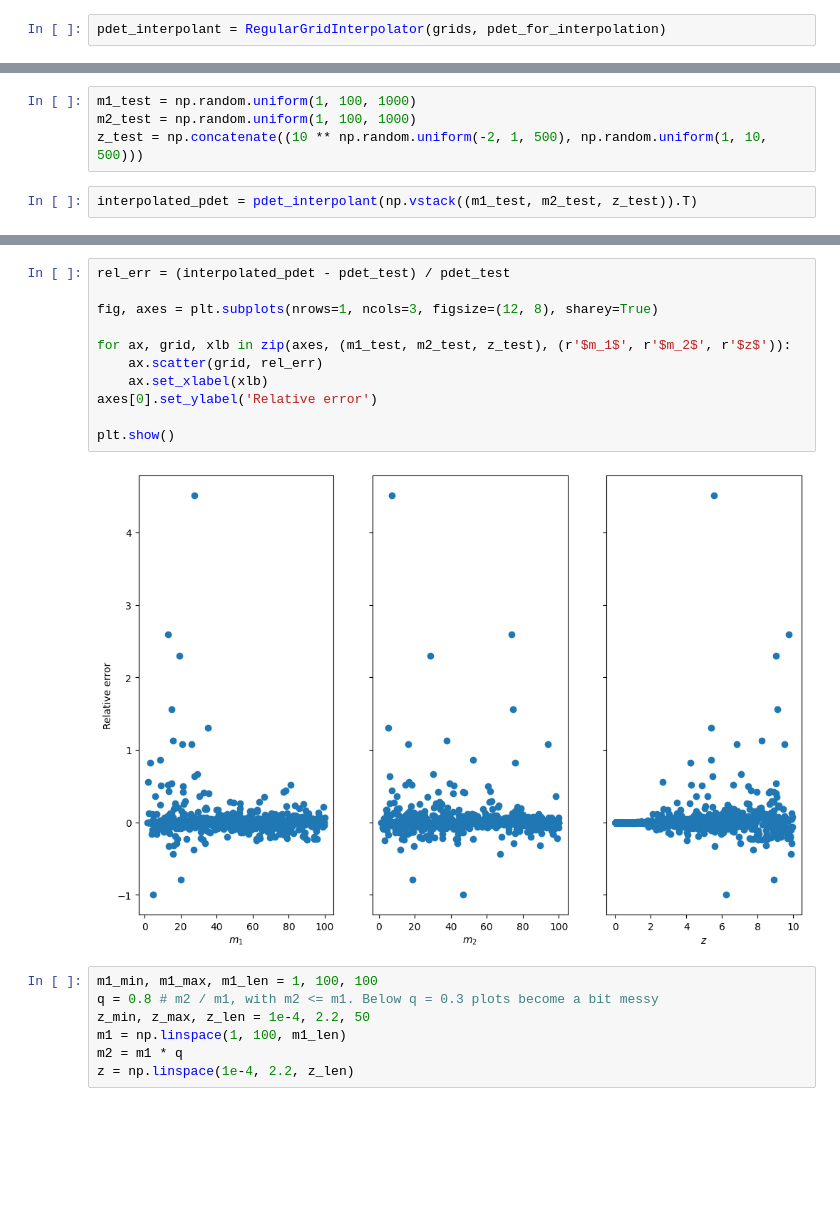
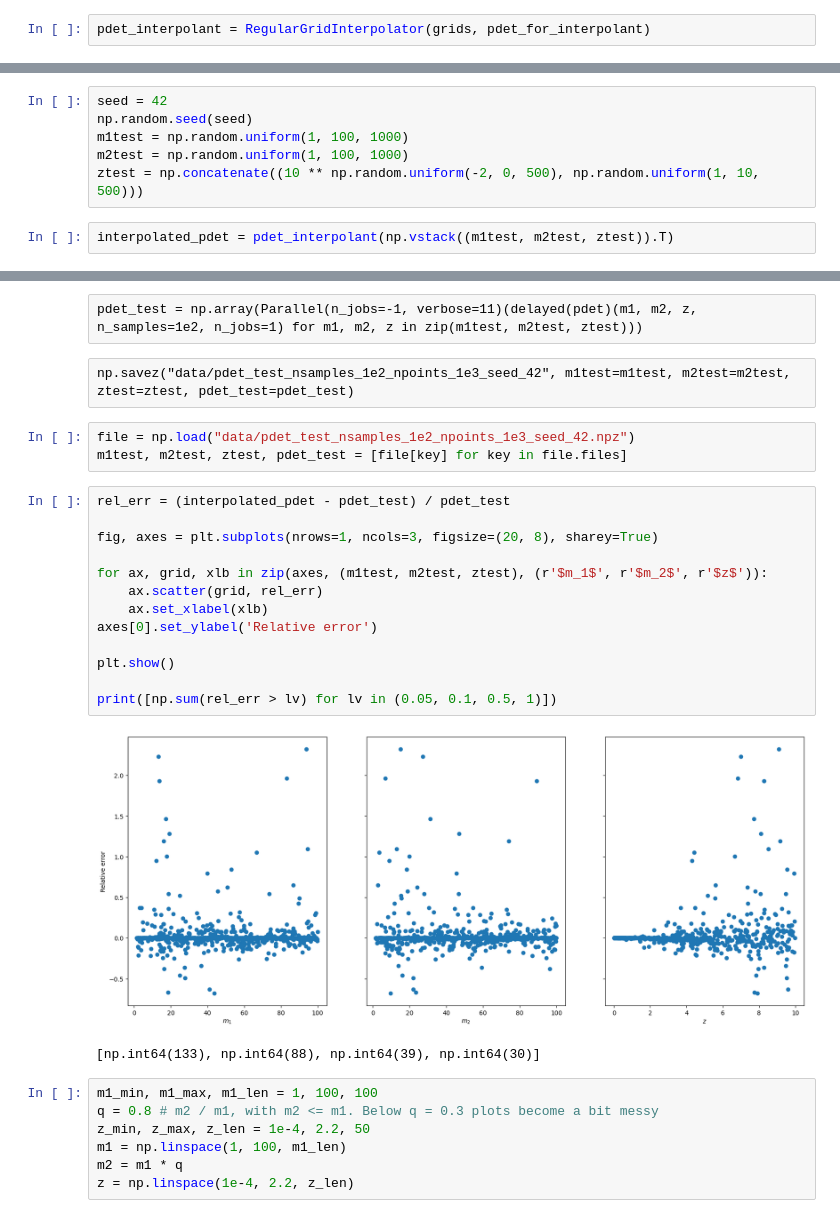
Before and after one commit to F3Solid/master_thesis, a Jupyter notebook: p_det_q.ipynb, the cells around one changed output, grey strips where cells are left out. Drawn from its saved outputs; the diff is of its cells as text; blank space fills up the shorter version.

Commit message:
Working on pdet grid
Reduction of the number of tasks

```diff
--- a/p_det_q.ipynb
+++ b/p_det_q.ipynb
@@ -88,3 +182,3 @@ for ijk, val in zip(meshcoord, meshvalues):
 # %%
-pdet_interpolant = RegularGridInterpolator(grids, pdet_for_interpolation)
+pdet_interpolant = RegularGridInterpolator(grids, pdet_for_interpolant)
 # %%
@@ -93,8 +187,10 @@ interpolated_pdet(np.array([[10, 10, 1],
 # %% [output]
 array([0.97852874, 0.50221642])
 # %%
-m1_test = np.random.uniform(1, 100, 1000)
-m2_test = np.random.uniform(1, 100, 1000)
-z_test = np.concatenate((10 ** np.random.uniform(-2, 1, 500), np.random.uniform(1, 10, 500)))
+seed = 42
+np.random.seed(seed)
+m1test = np.random.uniform(1, 100, 1000)
+m2test = np.random.uniform(1, 100, 1000)
+ztest = np.concatenate((10 ** np.random.uniform(-2, 0, 500), np.random.uniform(1, 10, 500)))
 # %%
-interpolated_pdet = pdet_interpolant(np.vstack((m1_test, m2_test, z_test)).T)
+interpolated_pdet = pdet_interpolant(np.vstack((m1test, m2test, ztest)).T)
@@ -121,16 +197,26 @@ pdet_test = np.array(Parallel(n_jobs=-1, verbose=11)(delayed(pdet)(m1, m2, z, n_
+# %% [raw]
+pdet_test = np.array(Parallel(n_jobs=-1, verbose=11)(delayed(pdet)(m1, m2, z, n_samples=1e2, n_jobs=1) for m1, m2, z in zip(m1test, m2test, ztest)))
+# %% [raw]
+np.savez("data/pdet_test_nsamples_1e2_npoints_1e3_seed_42", m1test=m1test, m2test=m2test, ztest=ztest, pdet_test=pdet_test)
+# %%
+file = np.load("data/pdet_test_nsamples_1e2_npoints_1e3_seed_42.npz")
+m1test, m2test, ztest, pdet_test = [file[key] for key in file.files]
 # %%
 rel_err = (interpolated_pdet - pdet_test) / pdet_test
 
-fig, axes = plt.subplots(nrows=1, ncols=3, figsize=(12, 8), sharey=True)
+fig, axes = plt.subplots(nrows=1, ncols=3, figsize=(20, 8), sharey=True)
 
-for ax, grid, xlb in zip(axes, (m1_test, m2_test, z_test), (r'$m_1$', r'$m_2$', r'$z$')):
+for ax, grid, xlb in zip(axes, (m1test, m2test, ztest), (r'$m_1$', r'$m_2$', r'$z$')):
     ax.scatter(grid, rel_err)
     ax.set_xlabel(xlb)
 axes[0].set_ylabel('Relative error')
 
 plt.show()
+
+print([np.sum(rel_err > lv) for lv in (0.05, 0.1, 0.5, 1)])
 # %% [output]
-[figure, old version]
+[figure, new version]
+[np.int64(133), np.int64(88), np.int64(39), np.int64(30)]
 # %%
 m1_min, m1_max, m1_len = 1, 100, 100
 q = 0.8 # m2 / m1, with m2 <= m1. Below q = 0.3 plots become a bit messy
```
Also changed, not shown: parts of 22 cells of this notebook, 4 other files.
